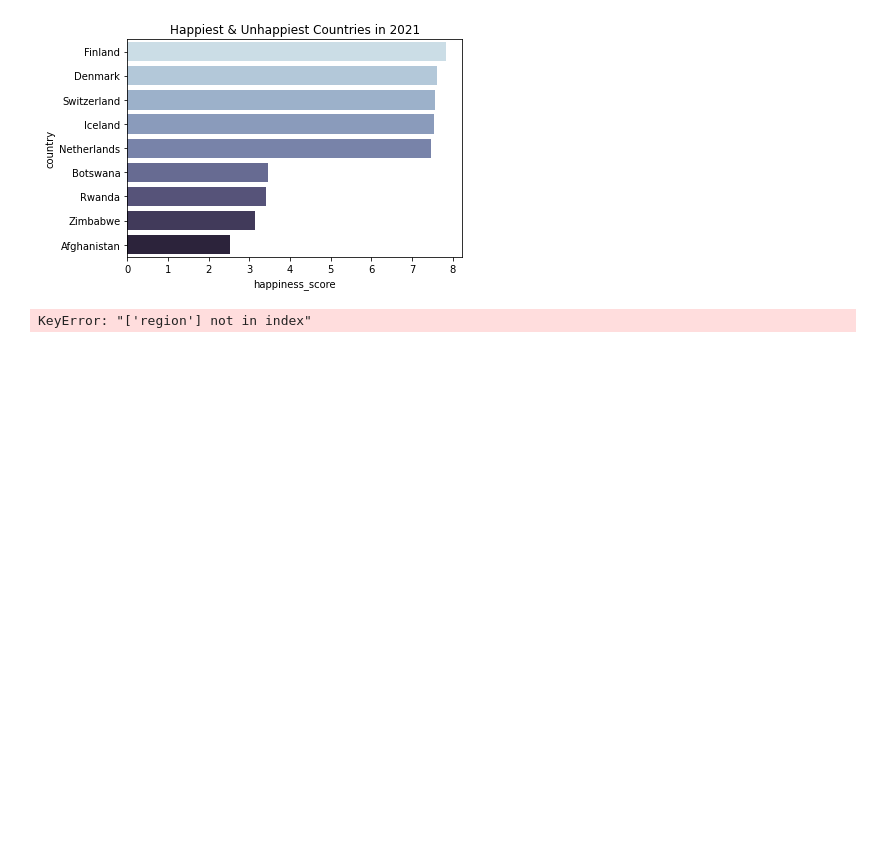
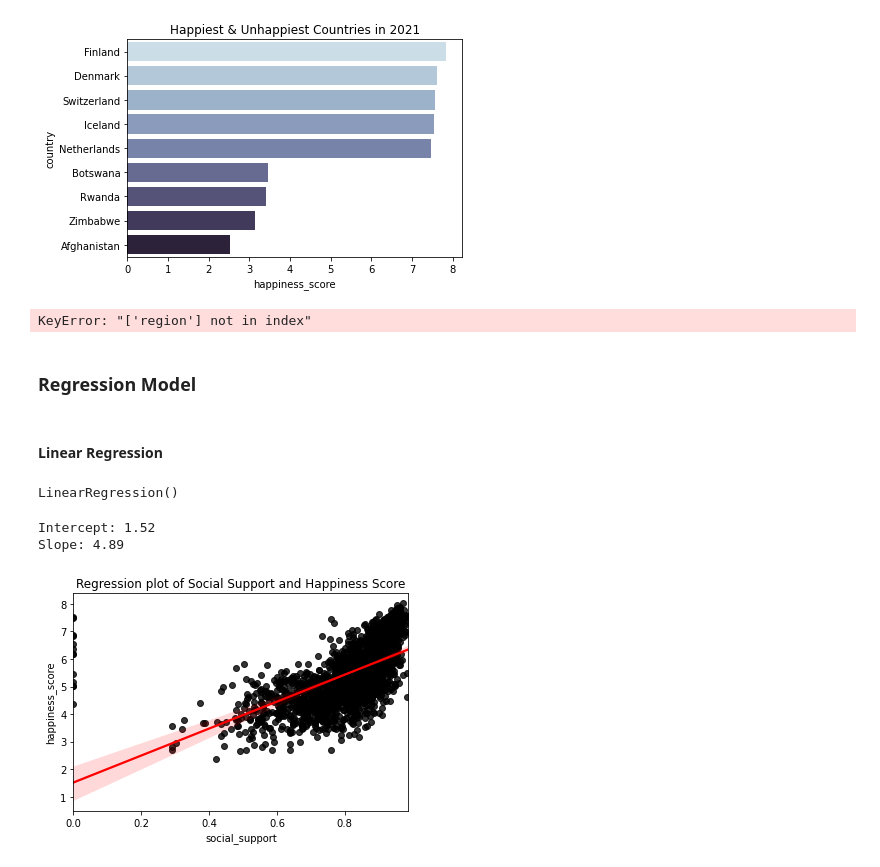
Before and after one commit to Evan-xma/iX, a Jupyter notebook: Project Notebook.ipynb, the cells around one changed output. Drawn from its saved outputs; the diff is of its cells as text; code cells hidden in the pictures; blank space fills up the shorter version.

```diff
--- a/Project Notebook.ipynb
+++ b/Project Notebook.ipynb
@@ -34,9 +34,7 @@ df.rename(columns={'Country name':'country', 'Life Ladder':'happiness_score'
                    , 'Log GDP per capita':'log_gdp','Perceptions of corruption':'corruption',
                   "Social support":"social_support", "Healthy life expectancy at birth":'life_expectancy',
                   "Freedom to make life choices":"freedom"}, inplace=True)
-"""df = df.drop(['Standard error of ladder score', 'upperwhisker', 'lowerwhisker',
-              'Explained by: Log GDP per capita', 'Explained by: Social support', 'Explained by: Healthy life expectancy',
-             'Explained by: Freedom to make life choices','Explained by: Perceptions of corruption'], axis = 1)"""
+df = df.drop(['Positive affect','Negative affect'], axis = 1)
 df
 # %% [output]
 |  | country | year | happiness_score | log_gdp | social_support | life_expectancy | freedom | Generosity | ... |
@@ -216,3 +210,7 @@ for i in cols.index[1:]:
 plt.legend('')
 # %% [output]
 KeyError: "['region'] not in index"
+# %% [markdown]
+### Regression Model
+# %% [markdown]
+#### Linear Regression
@@ -218,0 +220,18 @@ KeyError: "['region'] not in index"
+# %%
+y = df["happiness_score"]
+X = df[["social_support"]]
+model.fit(X, y)
+# %% [output]
+LinearRegression()
+# %%
+print("Intercept:", model.intercept_.round(2))
+print("Slope:", model.coef_[0].round(2))
+# %% [output]
+Intercept: 1.52
+Slope: 4.89
+# %%
+sns.regplot(x="social_support", y="happiness_score", data=df,line_kws={"color": "red"}, scatter_kws={"color": "black"})
+plt.title("Regression plot of Social Support and Happiness Score")
+plt.show()
+# %% [output]
+[figure, added]
```
Also changed, not shown: parts of 5 cells of this notebook.
